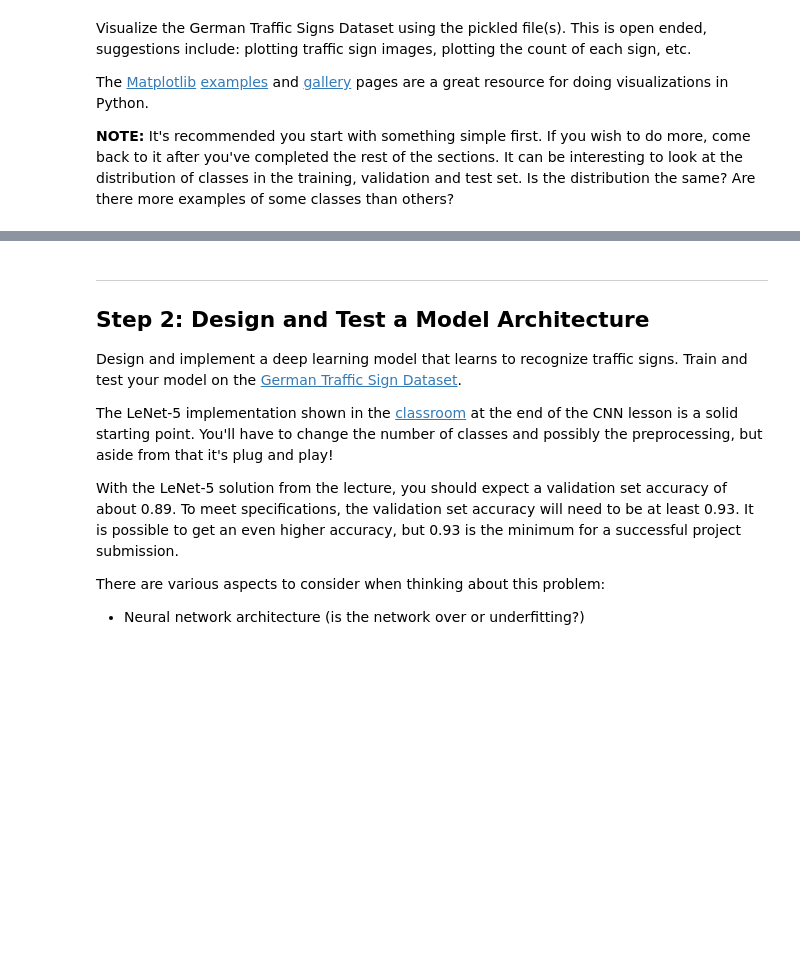
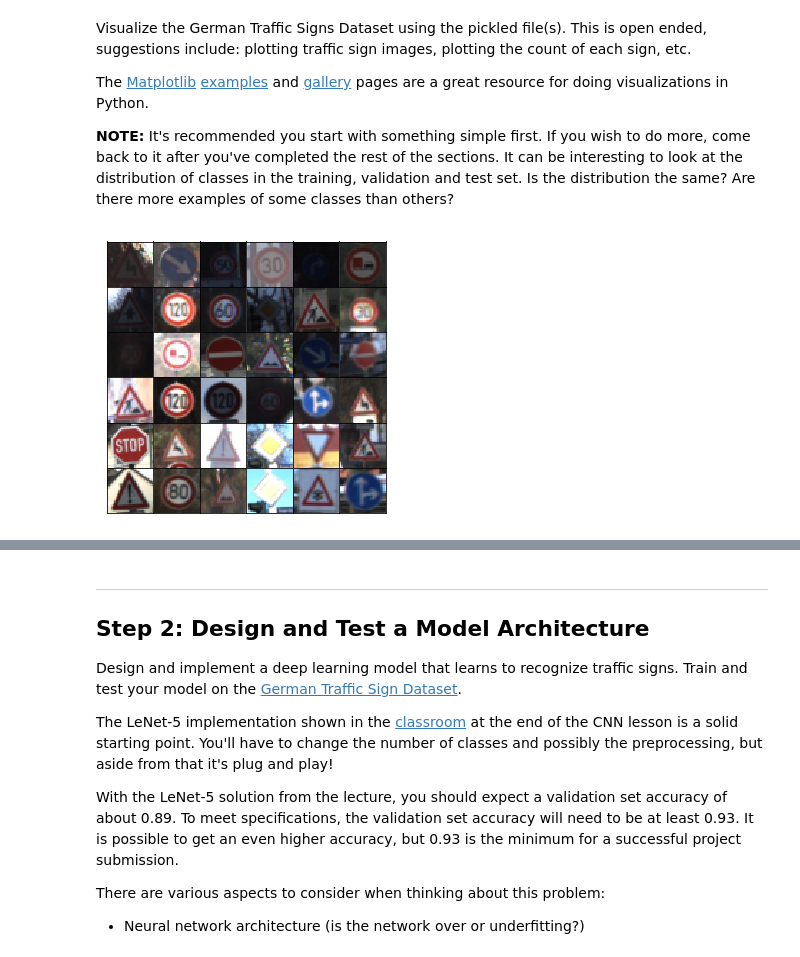
Before and after one commit to yhbyhb/CarND, a Jupyter notebook: Term1/project/CarND-Traffic-Sign-Classifier-Project/Traffic_Sign_Classifier.ipynb, the cells around one changed output, grey strips where cells are left out. Saved outputs shown, nothing was run; the diff lists cells and outputs as text; code cells hidden in the pictures; blank space fills up the shorter version.

```diff
--- a/Term1/project/CarND-Traffic-Sign-Classifier-Project/Traffic_Sign_Classifier.ipynb
+++ b/Term1/project/CarND-Traffic-Sign-Classifier-Project/Traffic_Sign_Classifier.ipynb
@@ -25,9 +25,9 @@ import pickle
 
 # TODO: Fill this in based on where you saved the training and testing data
 
-training_file = ?
-validation_file=?
-testing_file = ?
+training_file = 'train.p'
+validation_file= 'valid.p'
+testing_file = 'test.p'
 
 with open(training_file, mode='rb') as f:
     train = pickle.load(f)
@@ -93,0 +102,10 @@ import matplotlib.pyplot as plt
+# %%
+idx = np.random.randint(0, X_train.shape[0], size=36)
+fig, axes = plt.subplots(6, 6, sharex=True, sharey=True, figsize=(5,5),)
+for ii, ax in zip(idx, axes.flatten()):
+    ax.imshow(X_train[ii,:,:,:], aspect='equal')
+    ax.xaxis.set_visible(False)
+    ax.yaxis.set_visible(False)
+plt.subplots_adjust(wspace=0, hspace=0)
+# %% [output]
+[figure, added]
```
Also changed, not shown: parts of 9 cells of this notebook.
